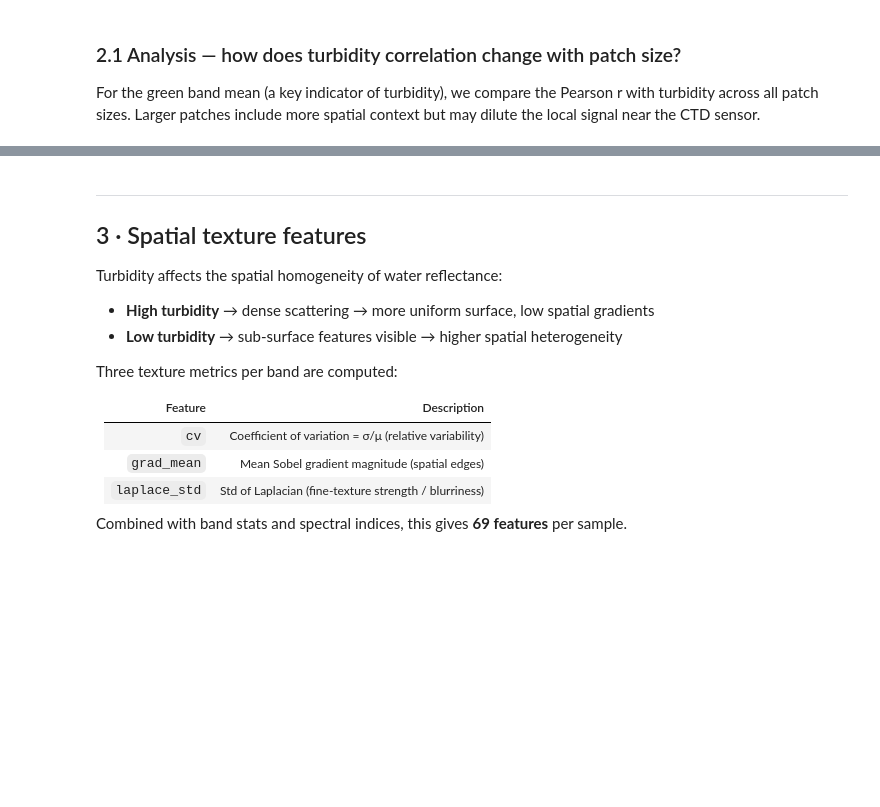
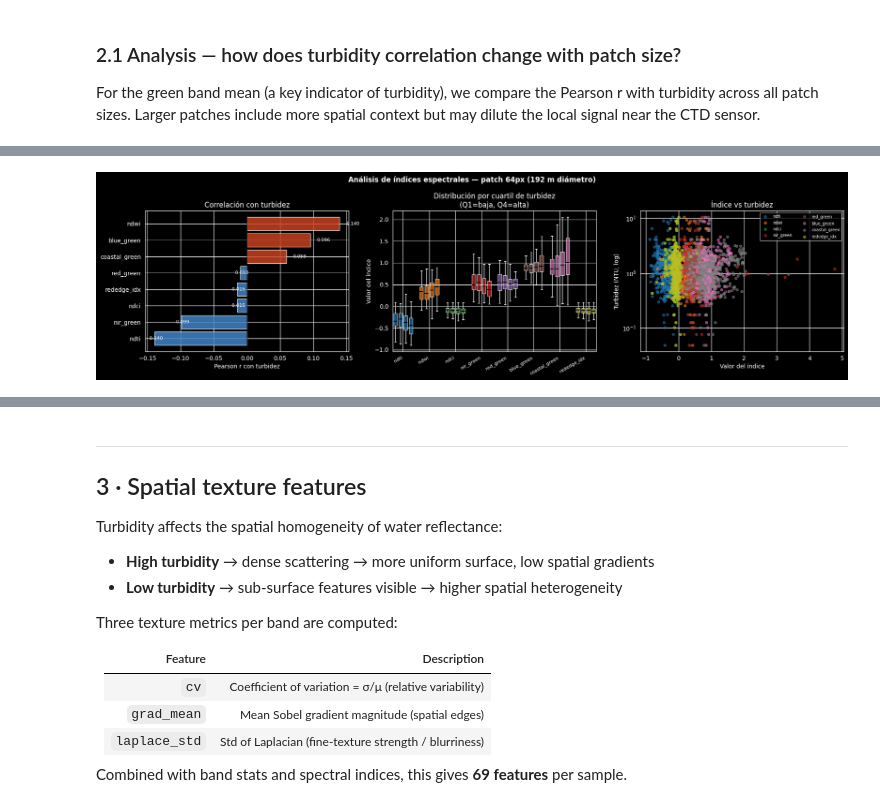
Before and after one commit to adricanovas/turbidity_satellite_estimation, a Jupyter notebook: code/04_feature_engineering.ipynb, the cells around one changed output, grey strips where cells are left out. Cells and saved outputs as stored; diff of their text form; code cells hidden in the pictures; blank space fills up the shorter version.

```diff
--- a/code/04_feature_engineering.ipynb
+++ b/code/04_feature_engineering.ipynb
@@ -371,0 +434,80 @@ plt.show()
+# %%
+ref_px = 64
+if ref_px in patch_stats_cache:
+    X_ref, meta_ref = patch_stats_cache[ref_px]
+    stats_ref  = band_stats_from_patches(X_ref, BAND_NAMES)
+    stats_ref  = add_spectral_indices(stats_ref)
+    df_ref     = pd.concat([meta_ref[["turbidity"]].reset_index(drop=True),
+                             stats_ref.reset_index(drop=True)], axis=1)
+
+    # ── 1. Correlaciones ─────────────────────────────────────────────────────
+    corrs = df_ref[INDEX_NAMES + ["turbidity"]].corr()["turbidity"].drop("turbidity")
+    corrs_sorted = corrs.sort_values()
+
+    fig, axes = plt.subplots(1, 3, figsize=(18, 5))
+    fig.suptitle(f"Análisis de índices espectrales — patch {ref_px}px ({ref_px*3} m diámetro)",
+                 fontweight="bold")
+
+    ax = axes[0]
+    colours = ["#cc4422" if v > 0 else "#4488cc" for v in corrs_sorted]
+    ax.barh(corrs_sorted.index, corrs_sorted.values, color=colours, alpha=0.82, edgecolor="white")
+    ax.axvline(0, color="black", lw=0.8)
+    ax.set_xlabel("Pearson r con turbidez")
+    ax.set_title("Correlación con turbidez")
+    for i, (idx, val) in enumerate(corrs_sorted.items()):
+        ax.text(val + 0.01 * np.sign(val), i, f"{val:.3f}", va="center", fontsize=8)
+
+    # ── 2. Boxplots por cuartil ───────────────────────────────────────────────
+    ax = axes[1]
+    df_ref["turb_q"] = pd.qcut(df_ref["turbidity"], q=4,
+                                labels=["Q1\n(baja)", "Q2", "Q3", "Q4\n(alta)"])
+    n_idx  = len(INDEX_NAMES)
+    xticks = []
+    colors = plt.cm.tab10(np.linspace(0, 0.8, n_idx))
+
+    for j, idx_name in enumerate(INDEX_NAMES):
+        vals_by_q = [df_ref.loc[df_ref["turb_q"] == q, idx_name].dropna().values
+                     for q in df_ref["turb_q"].cat.categories]
+        positions = [j * 5 + k for k in range(4)]
+        bp = ax.boxplot(vals_by_q, positions=positions, widths=0.7,
+                        patch_artist=True, showfliers=False,
+                        medianprops=dict(color="black", lw=1.5))
+        for patch in bp["boxes"]:
+            patch.set_facecolor(colors[j])
+            patch.set_alpha(0.65)
+        xticks.append((j * 5 + 1.5, idx_name))
+
+    ax.set_xticks([x for x, _ in xticks])
+    ax.set_xticklabels([n for _, n in xticks], rotation=30, ha="right", fontsize=8)
+    ax.axhline(0, color="gray", lw=0.6, ls=":")
+    ax.set_ylabel("Valor del índice")
+    ax.set_title("Distribución por cuartil de turbidez\n(Q1=baja, Q4=alta)")
+
+    # ── 3. Scatter: índice vs turbidez (log y) ────────────────────────────────
+    ax = axes[2]
+    cmap = plt.cm.tab10
+    for j, idx_name in enumerate(INDEX_NAMES):
+        sub = df_ref[["turbidity", idx_name]].dropna()
+        ax.scatter(sub[idx_name], sub["turbidity"],
+                   s=18, alpha=0.55, color=cmap(j / n_idx), label=idx_name)
+    ax.set_yscale("log")
+    ax.set_xlabel("Valor del índice")
+    ax.set_ylabel("Turbidez (NTU, log)")
+    ax.set_title("Índice vs turbidez")
+    ax.legend(fontsize=7, ncol=2)
+
+    plt.tight_layout()
+    plt.show()
+
+    # ── Tabla resumen ─────────────────────────────────────────────────────────
+    summary_idx = pd.DataFrame({
+        "pearson_r": corrs,
+        "mean":      df_ref[INDEX_NAMES].mean().round(4),
+        "std":       df_ref[INDEX_NAMES].std().round(4),
+        "min":       df_ref[INDEX_NAMES].min().round(4),
+        "max":       df_ref[INDEX_NAMES].max().round(4),
+    }).sort_values("pearson_r", ascending=False)
+    print("Resumen de índices espectrales (dataset ref: 64px):")
+    display(summary_idx)
+# %% [output]
+[figure, added]
```
Also changed, not shown: parts of 14 cells of this notebook, 17 other files.
